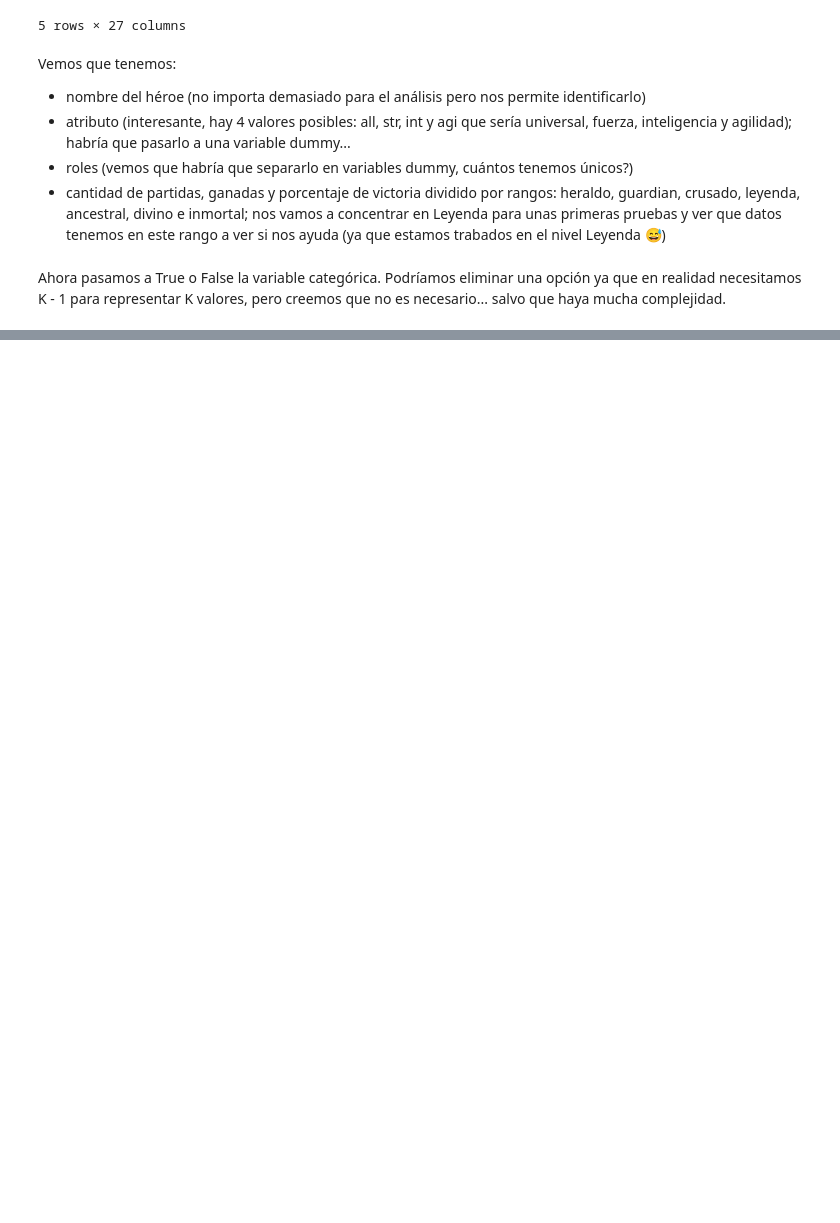
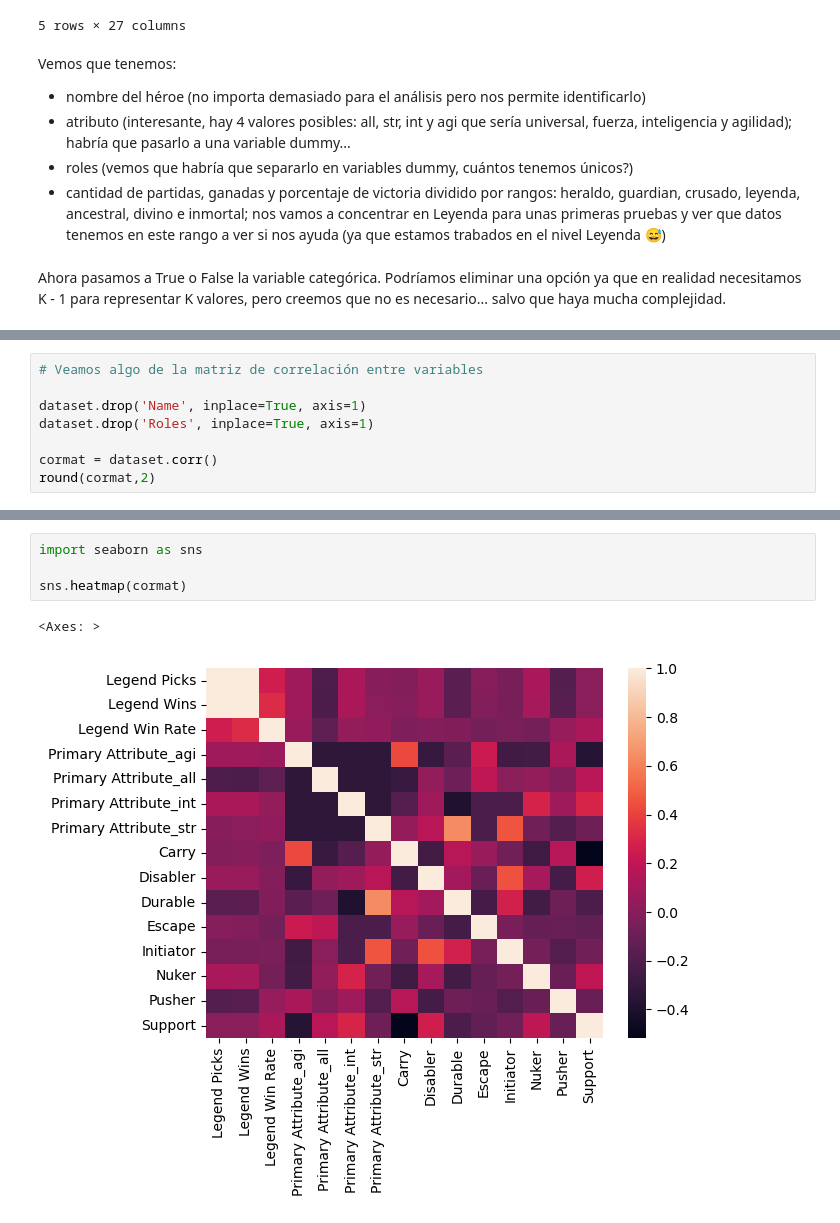
Before and after one commit to erikhromek/CEIOT-ML_TPF, a Jupyter notebook: TPF.ipynb, the cells around one changed output, grey strips where cells are left out. Drawn from its saved outputs; the diff is of its cells as text; blank space fills up the shorter version.

```diff
--- a/TPF.ipynb
+++ b/TPF.ipynb
@@ -101,0 +166,8 @@ Name: Roles, Length: 124, dtype: object
+# %%
+# Veamos algo de la matriz de correlación entre variables
+
+dataset.drop('Name', inplace=True, axis=1)
+dataset.drop('Roles', inplace=True, axis=1)
+
+cormat = dataset.corr()
+round(cormat,2)
@@ -101,0 +191,7 @@ Name: Roles, Length: 124, dtype: object
+# %%
+import seaborn as sns
+
+sns.heatmap(cormat)
+# %% [output]
+<Axes: >
+[figure, added]
```
Also changed, not shown: parts of 14 cells of this notebook.
